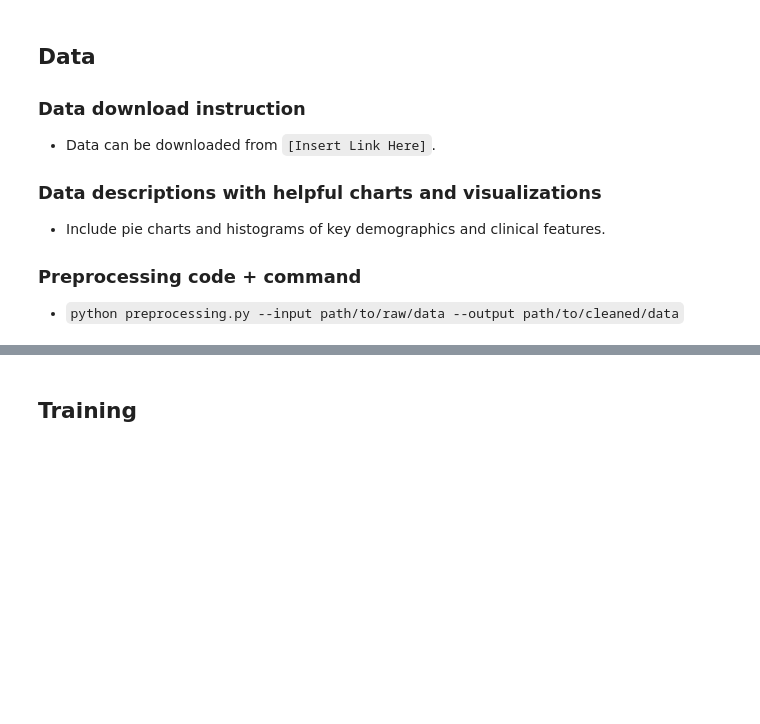
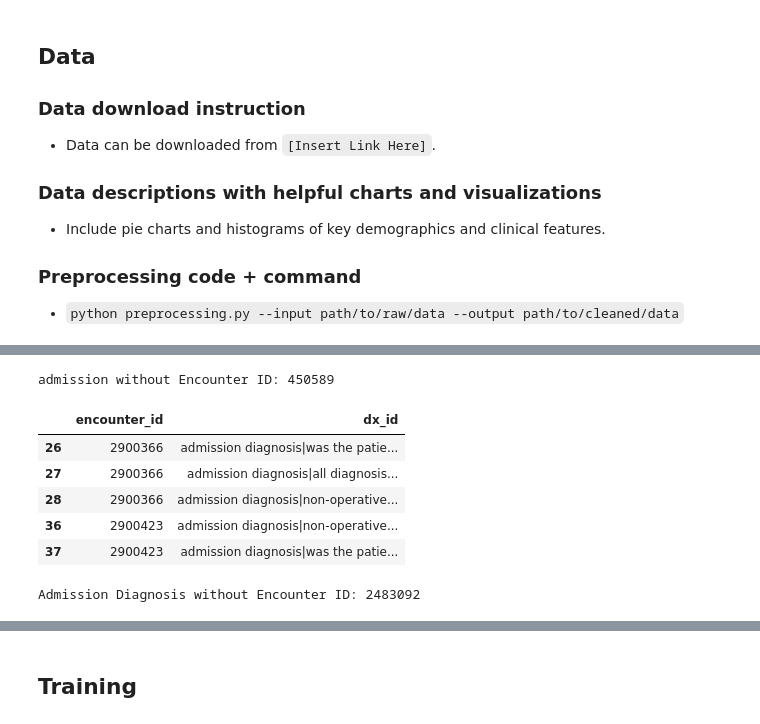
Before and after one commit to Alexuiuc/paperReplicateForDHL, a Jupyter notebook: DL4H_Team_137_py3_pytorch.ipynb, the cells around one changed output, grey strips where cells are left out. Drawn from its saved outputs; the diff is of its cells as text; code cells hidden in the pictures; blank space fills up the shorter version.

```diff
--- a/DL4H_Team_137_py3_pytorch.ipynb
+++ b/DL4H_Team_137_py3_pytorch.ipynb
@@ -56,0 +149,61 @@ The scope of this reproducibility study focuses on verifying the results claimed
+# %%
+# process admission
+def process_admission_dx(df,patient_df):
+    # Check and report the number of missing encounter IDs
+
+    df['admitdxpath'] = df['admitdxpath'].str.lower()
+
+    patient_encounter_ids = set(patient_df['encounter_id'])
+
+    mask = df['patientunitstayid'].isin(patient_encounter_ids)
+
+    missing_eid = df[~mask]
+
+    print('admission without Encounter ID:', len(missing_eid))
+
+    df = df[mask]
+    rename_dict = {'patientunitstayid':'encounter_id',
+                   'admitdxpath':'dx_id'
+                  }
+    df_selected = df[list(rename_dict.keys()) ]
+    df_renamed = df_selected.rename(columns=rename_dict)
+
+    return df_renamed
+
+admission_dataframe = process_admission_dx(data_frames['admissionDx'],patient_dataframe)
+# %% [output]
+admission without Encounter ID: 450589
+# %%
+admission_dataframe[:5]
+# %% [output]
+|  | encounter_id | dx_id |
+| 26 | 2900366 | admission diagnosis|was the patie... |
+| 27 | 2900366 | admission diagnosis|all diagnosis... |
+| 28 | 2900366 | admission diagnosis|non-operative... |
+| 36 | 2900423 | admission diagnosis|non-operative... |
+| 37 | 2900423 | admission diagnosis|was the patie... |
+# %%
+def process_diagnosis(df,patient_df):
+    # Check and report the number of missing encounter IDs
+
+    df['diagnosisstring'] = df['diagnosisstring'].str.lower()
+
+    patient_encounter_ids = set(patient_df['encounter_id'])
+
+    mask = df['patientunitstayid'].isin(patient_encounter_ids)
+
+    missing_eid = df[~mask]
+
+    print('Admission Diagnosis without Encounter ID:', len(missing_eid))
+
+    df = df[mask]
+    rename_dict = {'patientunitstayid':'encounter_id',
+                   'diagnosisstring':'dx_id'
+                  }
+    df_selected = df[list(rename_dict.keys()) ]
+    df_renamed = df_selected.rename(columns=rename_dict)
+
+    return df_renamed
+diagnosis_dataframe = process_diagnosis(data_frames['diagnosis'],patient_dataframe)
+# %% [output]
+Admission Diagnosis without Encounter ID: 2483092
```
Also changed, not shown: parts of 46 cells of this notebook.
